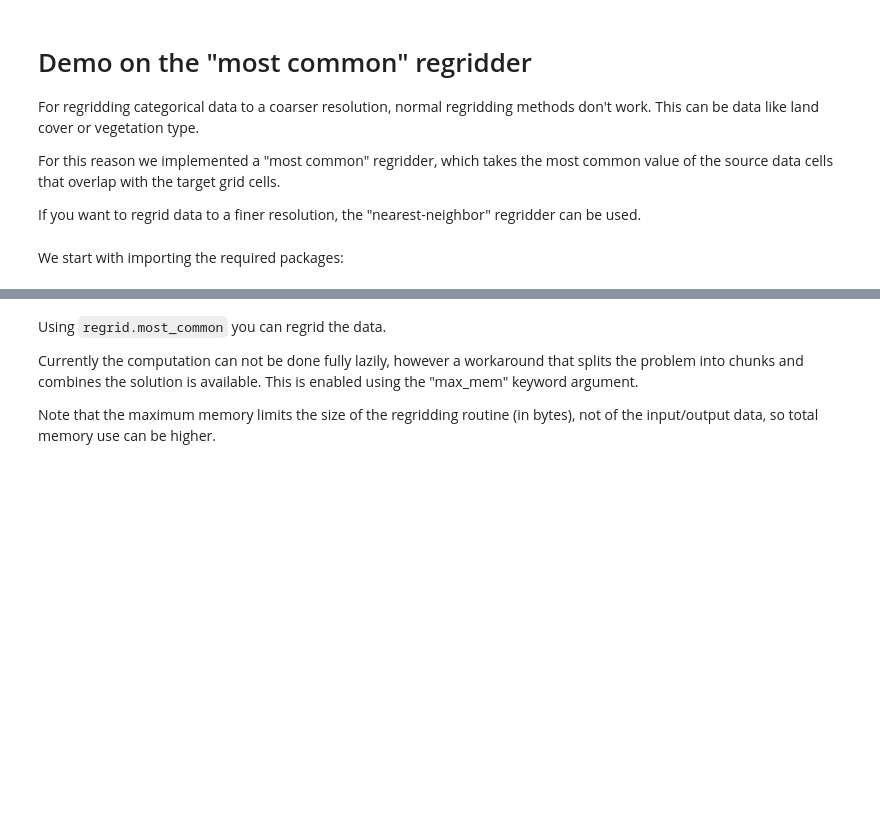
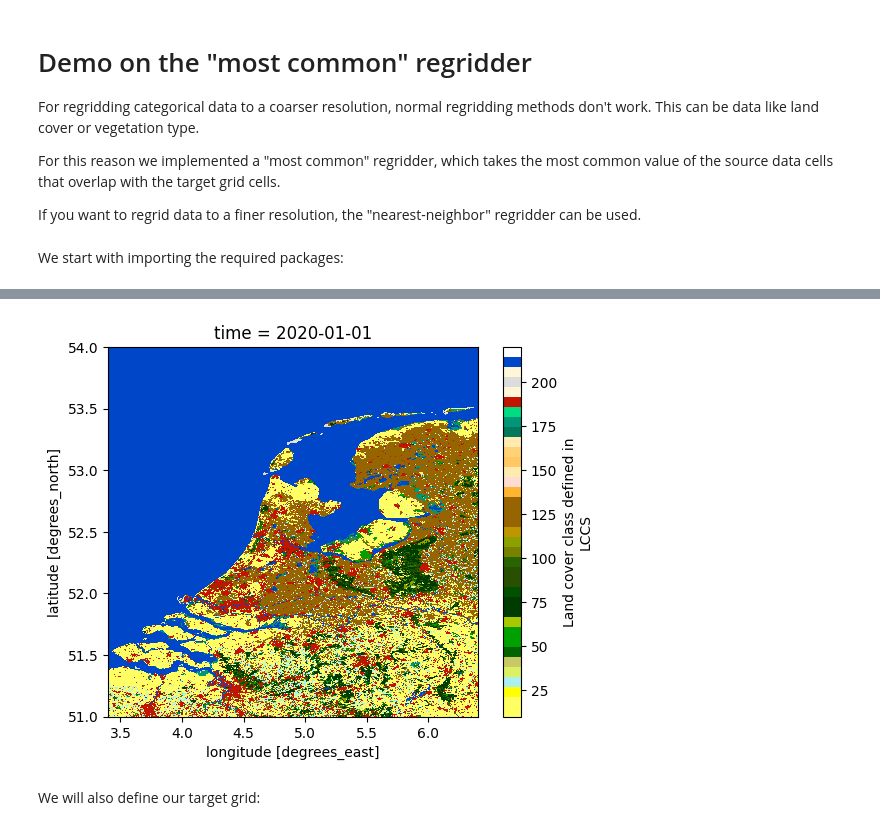
Before and after one commit to xarray-contrib/xarray-regrid, a Jupyter notebook: docs/notebooks/demos/demo_most_common.ipynb, the cells around one changed output, grey strips where cells are left out. Cells and saved outputs as stored; diff of their text form; code cells hidden in the pictures; blank space fills up the shorter version.

```diff
--- a/docs/notebooks/demos/demo_most_common.ipynb
+++ b/docs/notebooks/demos/demo_most_common.ipynb
@@ -23,21 +23,10 @@ We will also define our target grid:
 # %%
 ds = xr.open_dataset(
-    "../ESACCI-LC-L4-LCCS-Map-300m-P1Y-2013-v2.0.7cds.nc",
-    chunks={"lat": 2000, "lon": 2000},
+    "/data/C3S-LC-L4-LCCS-Map-300m-P1Y-2020-v2.1.1.nc",
+    chunks="auto",
 )
 
-ds = ds[["lccs_class"]]  # Only take the class variable.
-ds = ds.sortby(["lat", "lon"])
-ds = ds.rename({"lat": "latitude", "lon": "longitude"})
-
-from xarray_regrid import Grid, create_regridding_dataset
-
-new_grid = Grid(
-    north=90,
-    east=90,
-    south=0,
-    west=0,
-    resolution_lat=1,
-    resolution_lon=1,
-)
-target_dataset = create_regridding_dataset(new_grid)
+da = ds["lccs_class"]  # Only take the class variable.
+da = da.sortby(["lat", "lon"])
+da = da.rename({"lat": "latitude", "lon": "longitude"})
+da
@@ -44,6 +59,14 @@ target_dataset = create_regridding_dataset(new_grid)
-# %% [markdown]
-Using `regrid.most_common` you can regrid the data.
-
-Currently the computation can not be done fully lazily, however a workaround that splits the problem into chunks and combines the solution is available. This is enabled using the "max_mem" keyword argument.
-
-Note that the maximum memory limits the size of the regridding routine (in bytes), not of the input/output data, so total memory use can be higher.
+# %%
+import matplotlib.pyplot as plt
+from matplotlib.colors import ListedColormap
+
+colors = da.attrs["flag_colors"].split(" ")
+cmap = ListedColormap(colors)
+
+ax = da.sel(latitude=slice(51, 54), longitude=slice(3.4, 6.4)).plot(cmap=cmap, vmin=10, vmax=220)
+ax = plt.gca()
+ax.set_aspect('equal')
+# %% [output]
+[figure, added]
+# %% [markdown]
+We will also define our target grid:
```
Also changed, not shown: parts of 11 cells of this notebook, 13 other files.
